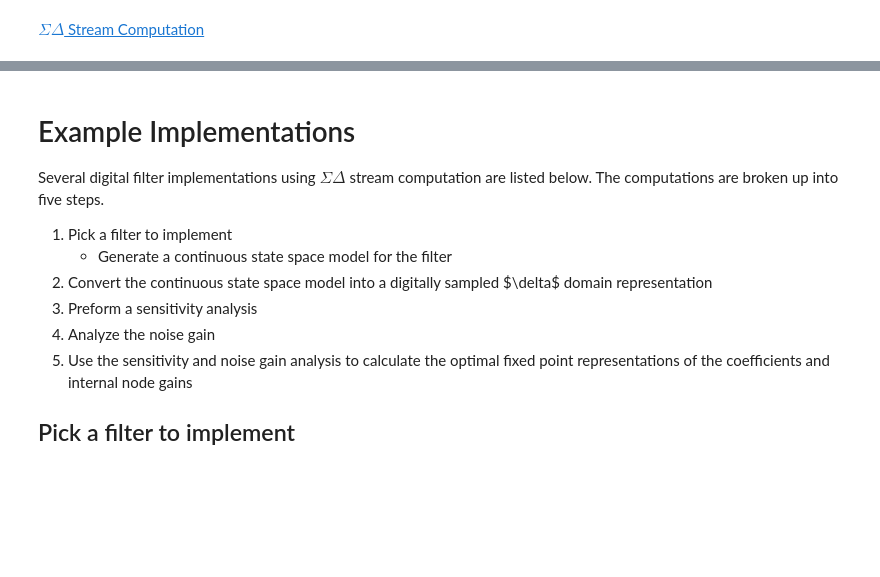
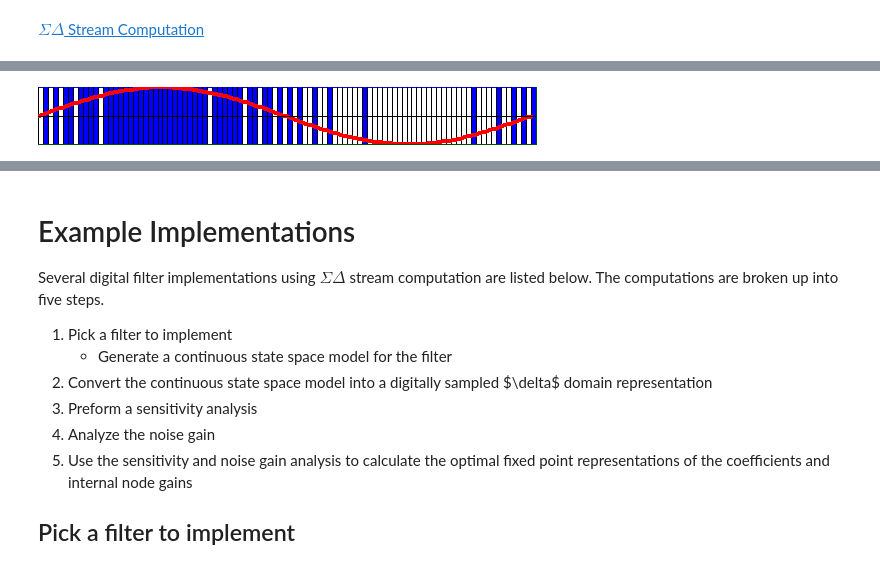
Before and after one commit to forrest-brewer/delta-control, a Jupyter notebook: notebooks/0_top.ipynb, the cells around one changed output, grey strips where cells are left out. Saved outputs shown, nothing was run; the diff lists cells and outputs as text; code cells hidden in the pictures; blank space fills up the shorter version.

```diff
--- a/notebooks/0_top.ipynb
+++ b/notebooks/0_top.ipynb
@@ -67,0 +72,4 @@ Image(filename='./Figures/pz_map.png')
+# %%
+Image(filename='./Figures/PDM.gif')
+# %% [output]
+[figure, added]
```
Also changed, not shown: parts of 6 cells of this notebook, 40 other files.
